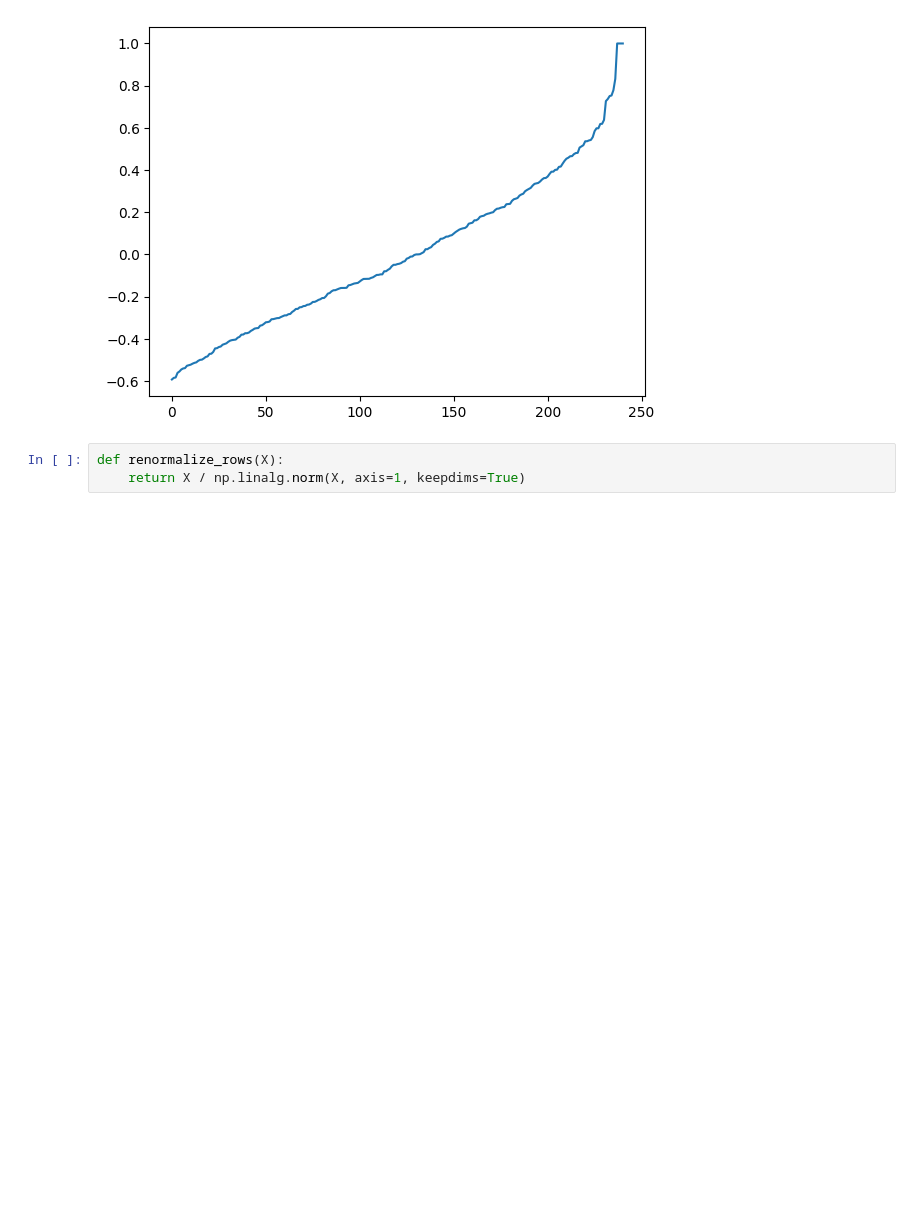
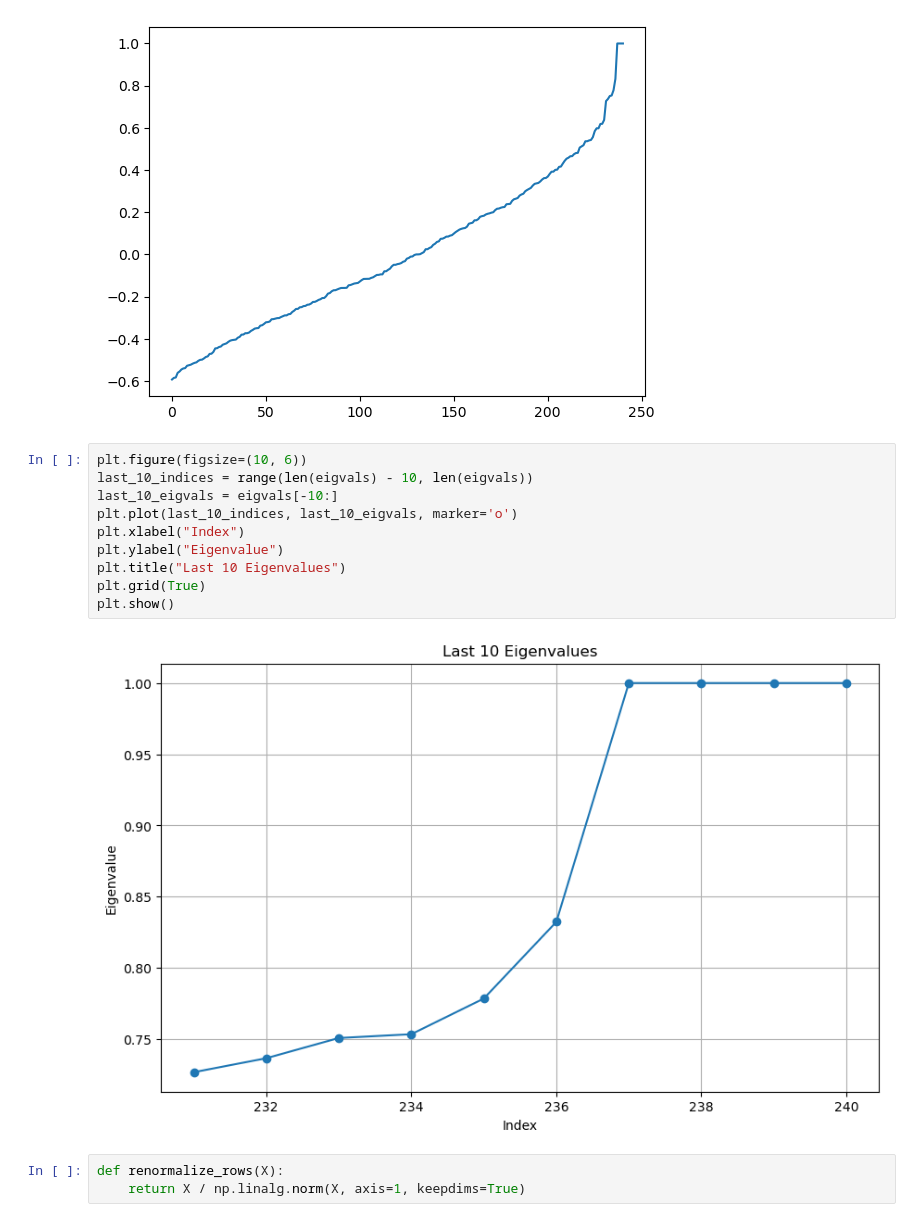
Before and after one commit to haya-hyh/datamining, a Jupyter notebook: HW4/main.ipynb, the cells around one changed output. Drawn from its saved outputs; the diff is of its cells as text; blank space fills up the shorter version.

```diff
--- a/HW4/main.ipynb
+++ b/HW4/main.ipynb
@@ -137,6 +182,18 @@ plt.plot(eigvals)
 plt.show()
 # %% [output]
 [figure]
+# %%
+plt.figure(figsize=(10, 6))
+last_10_indices = range(len(eigvals) - 10, len(eigvals))
+last_10_eigvals = eigvals[-10:]
+plt.plot(last_10_indices, last_10_eigvals, marker='o')
+plt.xlabel("Index")
+plt.ylabel("Eigenvalue")
+plt.title("Last 10 Eigenvalues")
+plt.grid(True)
+plt.show()
+# %% [output]
+[figure, added]
 # %%
 def renormalize_rows(X):
     return X / np.linalg.norm(X, axis=1, keepdims=True)
```
Also changed, not shown: parts of 17 cells of this notebook.
